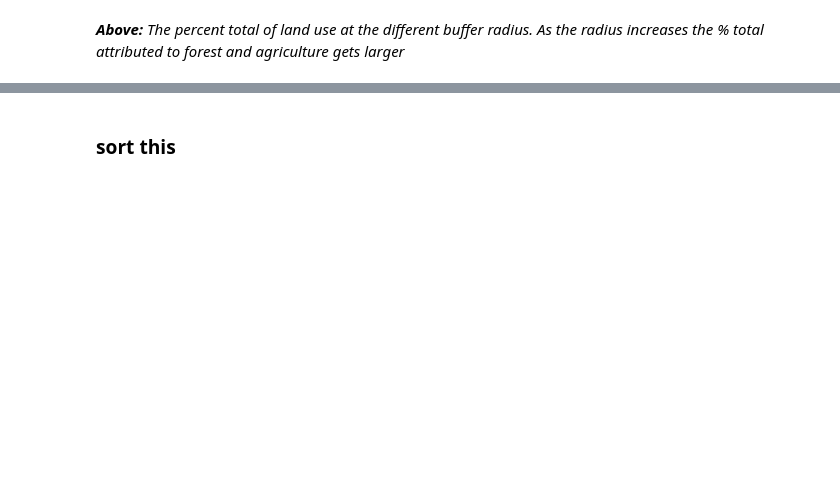
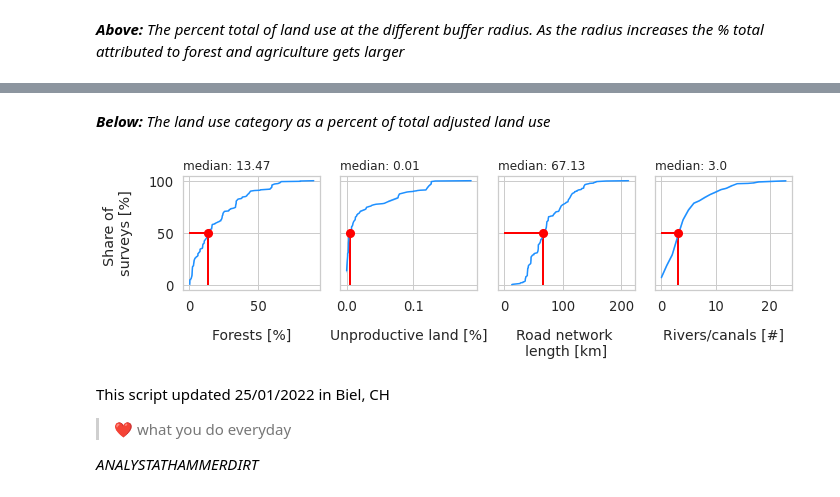
Before and after one commit to hammerdirt-analyst/landuse, a Jupyter notebook: spearmansrho_luse.ipynb, the cells around one changed output, grey strips where cells are left out. Saved outputs shown, nothing was run; the diff lists cells and outputs as text; code cells hidden in the pictures; blank space fills up the shorter version.

```diff
--- a/spearmansrho_luse.ipynb
+++ b/spearmansrho_luse.ipynb
@@ -1245,11 +1700,18 @@ new_som_data.loc[new_som_data.quantity == 0, 'fail'] = False
 # %%
 # the survey total for each survey indifferent of object
-dfdt = new_som_data.groupby(use_these_cols[:-2], as_index=False).agg({unit_label:'sum', 'quantity':'sum'})
+dfdt = utd.groupby(use_these_cols[:-2], as_index=False).agg({unit_label:'sum', 'quantity':'sum'})
 
+pretty_names = {"% to buildings":"Built-up environment [%]",
+                '% to ind':'Industries [%]',
+                '% to recreation': 'Recreational [%]',
+                '% to agg':'Agriculture [%]',
+                '% to woods':'Forests [%]',
+                '% to unproductive':'Unproductive land [%]',
+                'streets km':'Road network \nlength [km]',
+                'intersects': 'Rivers/canals [#]',
+                'population':'Population',
 
-dfdt = new_som_data.groupby(use_these_cols[:-2], as_index=False).agg({unit_label:'sum', 'quantity':'sum'})
-dfdt.columns = ['loc_date','date','Built-up environment [%]', '% to tran', 'Recreational [%]', 'Agriculture [%]',
-                'Forests [%]', 'Industries [%]', 'Unproductive land [%]', 'Population', 'water_name_slug', 'Road network \nlength [km]', 'Rivers/canals [#]', 'p/100 m','quantity']
+               }
 
 # method to get the ranked correlation of pcs_m to each explanatory variable
 def make_plot_with_spearmans(data, ax, n):
@@ -1258,16 +1720,15 @@ def make_plot_with_spearmans(data, ax, n):
     return ax, corr, a_p
 
 sns.set_style("whitegrid")
-fig, axs = plt.subplots(1,4, figsize=(9,3), sharey=True)
+fig, axs = plt.subplots(1,4, figsize=(10,3.2), sharey=True)
 
 data = dfdt.copy()
 
-perc_cols = ['Built-up environment [%]','Industries [%]', 'Recreational [%]', 'Agriculture [%]', 'Forests [%]', 'Unproductive land [%]']
+perc_cols = list(pretty_names.keys())[:5]
 
 data[perc_cols] = data[perc_cols].apply(lambda x:x*100)
 
-cols1 = ['Built-up environment [%]','Industries [%]', 'Recreational [%]', 'Agriculture [%]']
-#cols2 = ['Forests [%]', 'Unproductive [%]', 'Road network \nlength [km]', 'Rivers/canals [#]']
+cols1 = list(pretty_names.keys())[:4]
 for i, n in enumerate(cols1):
     ax=axs[i]
 
@@ -1293,10 +1754,8 @@ for i, n in enumerate(cols1):
 
     # add the median value from all locations to the ax title
     ax.set_title(F"median: {(round(the_median, 2))}",fontsize=12, loc='left')
-    ax.set_xlabel(n, fontsize=14, labelpad=15)
+    ax.set_xlabel(pretty_names[n], fontsize=14, labelpad=15)
 
 plt.tight_layout()
 
-plt.savefig('C:/Users/schre086/figures/land_use_ch/land_use_1500_A.png', bbox_inches='tight')
-
 plt.show()
@@ -1303,40 +1764,61 @@ plt.show()
+# %% [markdown]
+*__Below:__ The land use category as a percent of total adjusted land use*
 # %%
 sns.set_style("whitegrid")
-fig, axs = plt.subplots(1,4, figsize=(9,3), sharey=True)
+fig, axs = plt.subplots(1,4, figsize=(10,3.2), sharey=True)
 
-#cols1 = ['Buildings [%]','Industrial [%]', 'Recreational [%]', 'Agricultural [%]']
-cols2 = ['Forests [%]', 'Unproductive land [%]', 'Road network \nlength [km]', 'Rivers/canals [#]']
+cols2 = list(pretty_names.keys())[4:-1]
 for i, n in enumerate(cols2):
     ax=axs[i]
 
     # the ECDF of the land use variable
     the_data = ECDF(data[n].values)
     sns.lineplot(x=the_data.x, y= (the_data.y)*100, ax=ax, color='dodgerblue', label="% of surface area" )
 
     # get the median % of land use for each variable under consideration from the data
     the_median = data[n].median()
 
     # plot the median and drop horzontal and vertical lines
     ax.scatter([the_median], 50, color='red',s=50, linewidth=2, zorder=100, label="the median")
     ax.vlines(x=the_median, ymin=0, ymax=50, color='red', linewidth=2)
     ax.hlines(xmax=the_median, xmin=0, y=50, color='red', linewidth=2)
 
     #remove the legend from ax
     ax.get_legend().remove()
 
     if i == 0:
         ax.set_ylabel("Share of \nsurveys [%]", labelpad = 15)
     else:
         pass
 
     # add the median value from all locations to the ax title
     ax.set_title(F"median: {(round(the_median, 2))}",fontsize=12, loc='left')
-    ax.set_xlabel(n, fontsize=14, labelpad=15)
+    ax.set_xlabel(pretty_names[n], fontsize=14, labelpad=15)
 
 plt.tight_layout()
 
-plt.savefig('C:/Users/schre086/figures/land_use_ch/land_use_1500_B.png', bbox_inches='tight')
-
 plt.show()
+# %% [output]
+[figure, added]
-# %% [markdown]
-### sort this
+# %%
+today = dt.datetime.now().date().strftime("%d/%m/%Y")
+where = "Biel, CH"
+
+my_block = f"""
+
+This script updated {today} in {where}
+
+> \u2764\ufe0f what you do everyday
+
+_ANALYSTATHAMMERDIRT_
+"""
+
+md(my_block)
+# %% [output]
+
+
+This script updated 25/01/2022 in Biel, CH
+
+> ❤️ what you do everyday
+
+_ANALYSTATHAMMERDIRT_
```
Also changed, not shown: parts of 45 cells of this notebook, 1 other file.
